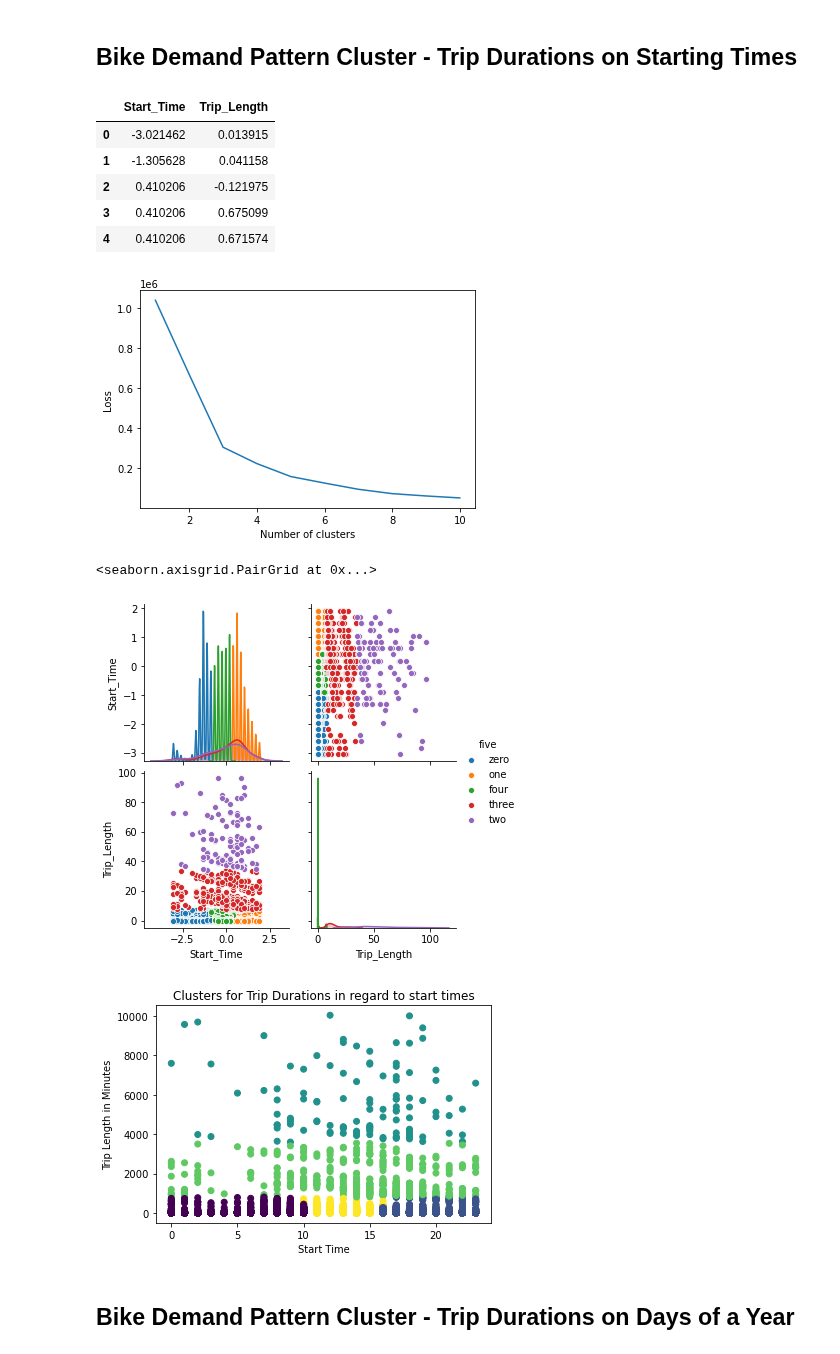
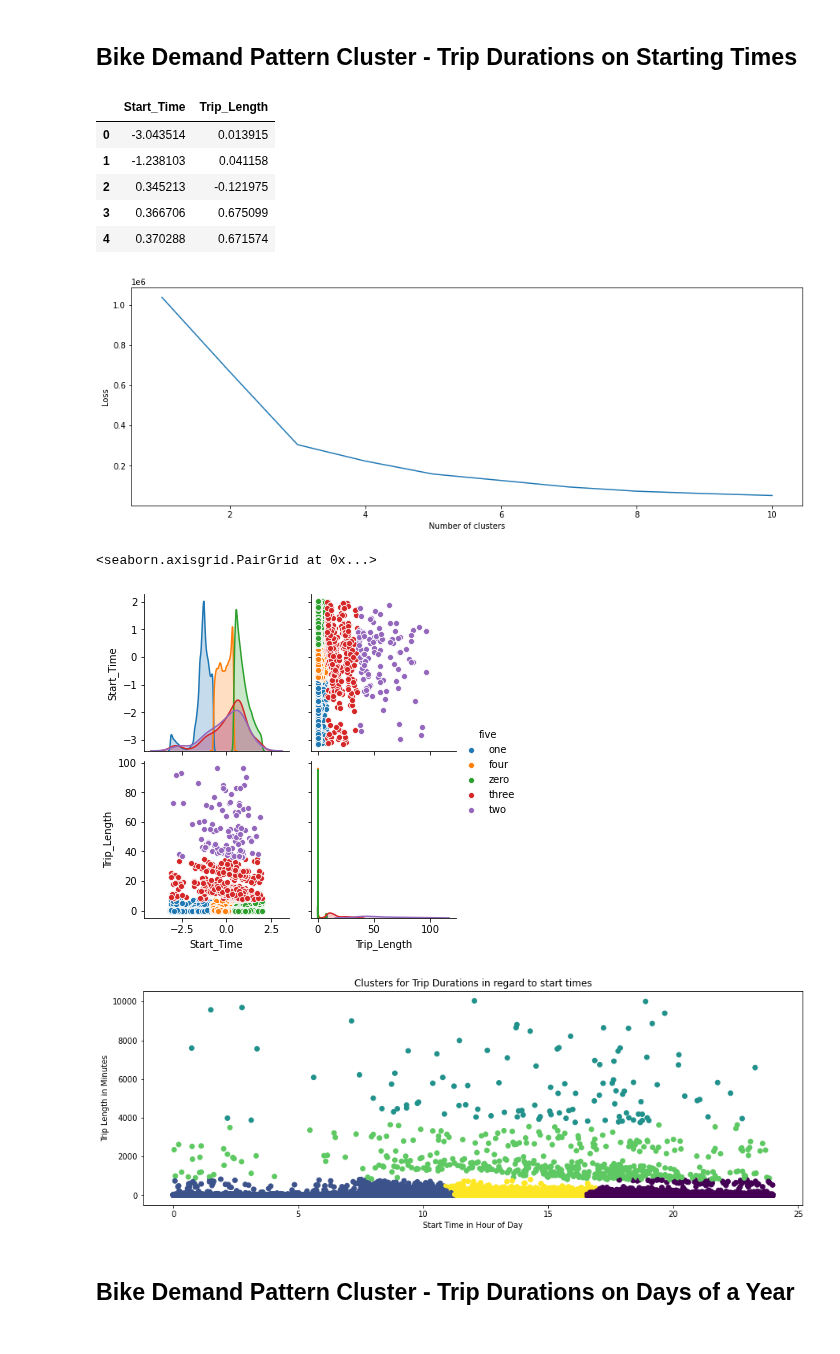
Before and after one commit to MoritzWagner13/Machine-Learning, a Jupyter notebook: Code_V1.3.ipynb, the cells around one changed output. Drawn from its saved outputs; the diff is of its cells as text; code cells hidden in the pictures.

```diff
--- a/Code_V1.3.ipynb
+++ b/Code_V1.3.ipynb
@@ -991,0 +1133,5 @@ plt.show()
+# %%
+# Merging bike and staion datasets
+stations.rename(columns={'start_station_name': 'end_station_name'}, inplace=True)
+bike_station_end = pd.merge(bike, stations, on='end_station_name')
+bike_station_end.head()
@@ -991,0 +1146,14 @@ plt.show()
+# %%
+#Analog zur Vorlesung Data Preparation and Scaling
+from sklearn.preprocessing import StandardScaler
+
+clusterLocationEnd = pd.DataFrame({'Longitude' : bike_station_end['Longitude'], 'Latitude' : bike_station_end['Latitude']})
+#clusterLocation.dropna(axis= 0)
+#clusterLocation = clusterLocation.reset_index(drop=True)
+
+scaler = StandardScaler()
+scaler.fit(clusterLocationEnd)
+clusterLocationEnd_scaled = scaler.transform(clusterLocationEnd)
+clusterLocationEnd_scaled_df = pd.DataFrame(clusterLocationEnd_scaled, columns=clusterLocationEnd.columns, index=clusterLocationEnd.index)
+#clusterLocation_scaled_df = clusterLocation_scaled_df.reset_index(drop=True)
+clusterLocationEnd_scaled_df.head()
@@ -991,0 +1167,17 @@ plt.show()
+# %%
+from sklearn.cluster import KMeans
+k_max = 10 #möglicherweise ändern
+
+clusters = []
+losses = []
+
+for k in range(k_max):
+    model = KMeans(n_clusters=k+1)
+    model.fit(clusterLocationEnd_scaled)
+    clusters.append(k+1)
+    losses.append(model.inertia_)
+
+plt.plot(clusters, losses)
+plt.ylabel("Loss")
+plt.xlabel("Number of clusters")
+plt.show()
@@ -992,7 +1211,7 @@ plt.show()
 # %% [markdown]
 ## Bike Demand Pattern Cluster - Trip Durations on Starting Times
 # %%
-clusterTime = pd.DataFrame({'Start_Time' : bike_station['start_time'].dt.hour, 'Trip_Length' : bike_station['trip_duration']/pd.Timedelta(minutes=1)})
+clusterTime = pd.DataFrame({'Start_Time' : bike_station['start_time'].dt.hour+(bike_station['start_time'].dt.minute)/60, 'Trip_Length' : bike_station['trip_duration']/pd.Timedelta(minutes=1)})
 scaler = StandardScaler()
 scaler.fit(clusterTime)
 clusterTime_scaled = scaler.transform(clusterTime)
@@ -1000,11 +1219,11 @@ clusterTime_scaled_df = pd.DataFrame(clusterTime_scaled, columns=clusterTime.col
 clusterTime_scaled_df.head()
 # %% [output]
 |  | Start_Time | Trip_Length |
-| 0 | -3.021462 | 0.013915 |
-| 1 | -1.305628 | 0.041158 |
-| 2 | 0.410206 | -0.121975 |
-| 3 | 0.410206 | 0.675099 |
-| 4 | 0.410206 | 0.671574 |
+| 0 | -3.043514 | 0.013915 |
+| 1 | -1.238103 | 0.041158 |
+| 2 | 0.345213 | -0.121975 |
+| 3 | 0.366706 | 0.675099 |
+| 4 | 0.370288 | 0.671574 |
 # %%
 k_max = 10 #möglicherweise ändern
 
@@ -1022,7 +1241,7 @@ plt.ylabel("Loss")
 plt.xlabel("Number of clusters")
 plt.show()
 # %% [output]
-[figure, old version]
+[figure, new version]
 # %%
 # refit algorithm
 five_means = KMeans(n_clusters=5)
@@ -1035,18 +1254,19 @@ clusterTime_scaled_df["five"] = clusterTime_scaled_df["five"].apply(lambda x: nu
 sns.pairplot(data=clusterTime_scaled_df, hue="five")
 # %% [output]
 <seaborn.axisgrid.PairGrid at 0x...>
-[figure, old version]
+[figure, new version]
 # %%
 clusterTime["five"] = five_means.predict(clusterTime_scaled)
 
 # Plotting
 plt.title('Clusters for Trip Durations in regard to start times')
 plt.scatter(clusterTime.Start_Time, clusterTime.Trip_Length, c = clusterTime["five"])
-plt.xlabel('Start Time')
+plt.xlabel('Start Time in Hour of Day')
 plt.ylabel('Trip Length in Minutes')
+#plt.xlim(0, 24)
 plt.show()
 # %% [output]
-[figure, old version]
+[figure, new version]
 # %% [markdown]
 ## Bike Demand Pattern Cluster - Trip Durations on Days of a Year
 # %%
```
Also changed, not shown: parts of 39 cells of this notebook.
